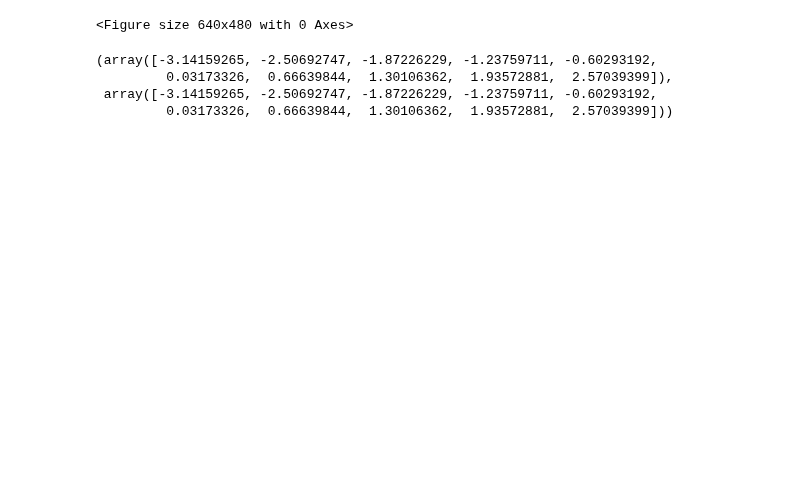
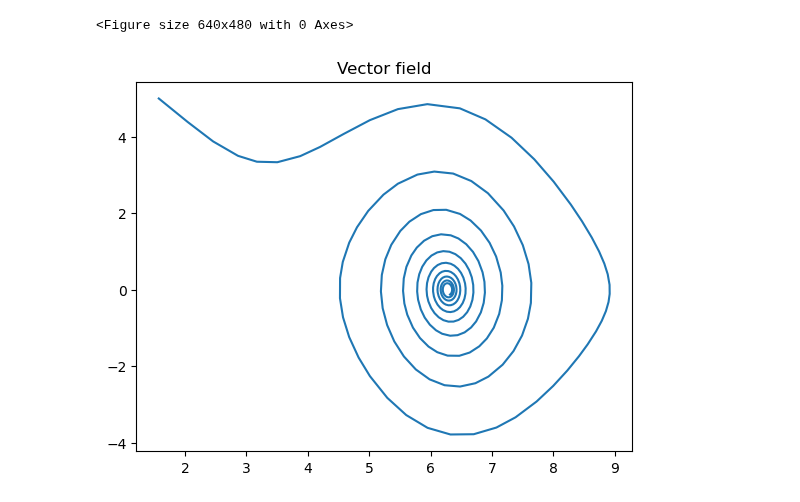
Before and after one commit to jakubjanak2004/Quant, a Jupyter notebook: pendulum_ode.ipynb, the cells around one changed output. Saved outputs shown, nothing was run; the diff lists cells and outputs as text; code cells hidden in the pictures; blank space fills up the shorter version.

```diff
--- a/pendulum_ode.ipynb
+++ b/pendulum_ode.ipynb
@@ -81,13 +92,15 @@ plt.clf()
 <Figure size 640x480 with 0 Axes>
 # %%
 # Here I can create vector field representing the Pendulum ODE, axis are ready for the vector field
-x_axis = np.linspace(-np.pi, np.pi, num=100)
-y_axis = np.linspace(-np.pi, np.pi, num=100)
+# x_axis = angle therefore theta
+# y_axis = angular velocity, theta_dot
+x_axis = angles
+y_axis = angular_v
 
-# every 10th element in axis
-x_axis[::10], y_axis[::10]
+# acceleration is a function of those two f(x, y) = acceleration
+# the vector comming from point (x, y) is (theta_dot, theta_double_dot) vector
+plt.plot(x_axis, y_axis)
+plt.title('Vector field')
+plt.show()
 # %% [output]
-(array([-3.14159265, -2.50692747, -1.87226229, -1.23759711, -0.60293192,
-         0.03173326,  0.66639844,  1.30106362,  1.93572881,  2.57039399]),
- array([-3.14159265, -2.50692747, -1.87226229, -1.23759711, -0.60293192,
-         0.03173326,  0.66639844,  1.30106362,  1.93572881,  2.57039399]))
+[figure, added]
```
Also changed, not shown: parts of 5 cells of this notebook.
